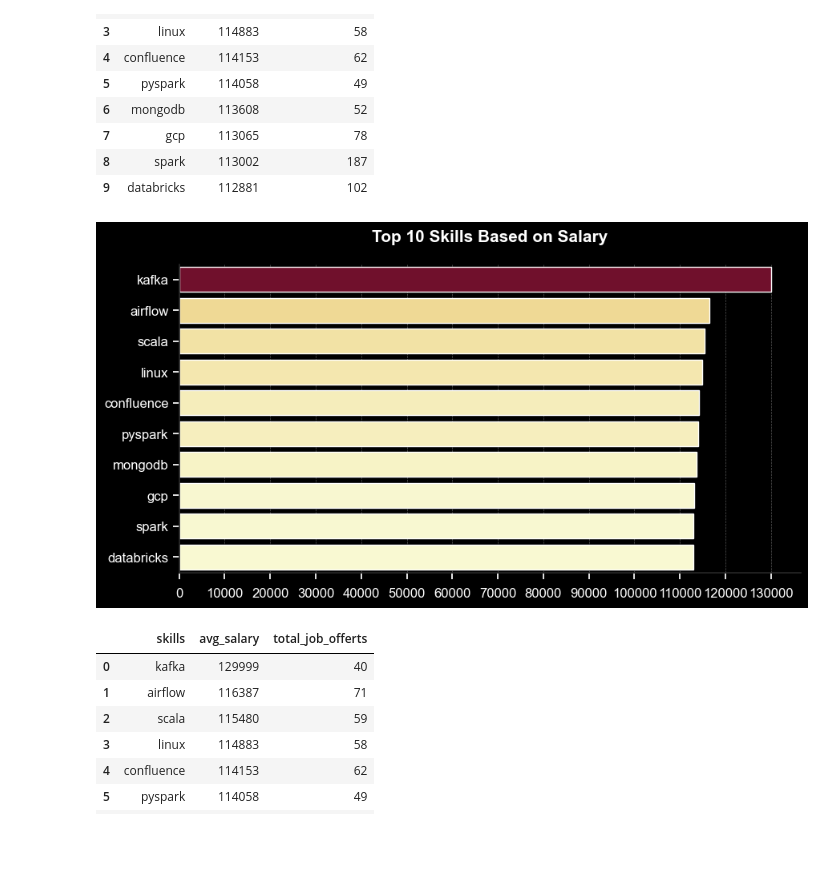
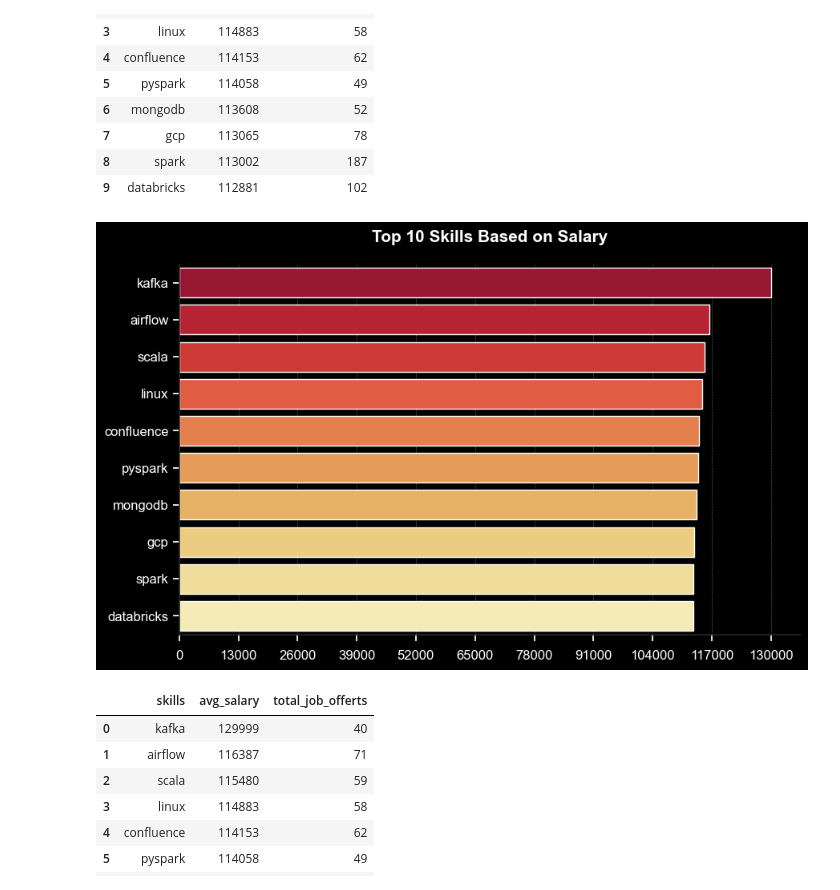
Before and after one commit to TomaszK94/SQL, a Jupyter notebook: Graphs/4_top_skills_based_on_salary.ipynb, the cells around one changed output. Drawn from its saved outputs; the diff is of its cells as text; code cells hidden in the pictures; blank space fills up the shorter version.

```diff
--- a/Graphs/4_top_skills_based_on_salary.ipynb
+++ b/Graphs/4_top_skills_based_on_salary.ipynb
@@ -41,32 +41,34 @@ df_top_10
 | 8 | spark | 113002 | 187 |
 | 9 | databricks | 112881 | 102 |
 # %%
-plt.figure(figsize=(10, 5), facecolor="black")
+plt.figure(figsize=(10, 6), facecolor="black")
+
+palette= sns.color_palette("YlOrRd", n_colors=10)
 
 sns.set_theme(style="ticks")
-sns.barplot(data=df_top_10, x="avg_salary", y="skills", hue="avg_salary", palette="YlOrRd", legend=False)
+sns.barplot(data=df_top_10, x="avg_salary", y="skills", hue="avg_salary", palette=palette, legend=False)
 sns.despine()
 
 ax = plt.gca()  # Pobierz bieżący obiekt osi
 ax.set_facecolor("black")  # Zmiana koloru tła na jasnoszary
 # Ustawienia kolorów osi
 
 
 plt.grid(axis="x", color="gray", linestyle="--", linewidth=0.5, alpha=0.7, zorder=0)
 plt.title("Top 10 Skills Based on Salary", color='white', fontsize=15, fontweight='bold', pad=20)
 plt.ylabel("")
 plt.xlabel("")
 
 ax.tick_params(axis='x', colors='white', labelsize=12)
 ax.tick_params(axis='y', colors='white', labelsize=12)
 ax.xaxis.set_tick_params(pad=8)
 
 max_value = df["avg_salary"].max()
-ax.set_xticks(range(0, max_value + 5000, 10000))
+ax.set_xticks(range(0, max_value + 5000, 13000))
 
 plt.show()
 # %% [output]
-[figure, old version]
+[figure, new version]
 # %%
 df_top_10
 # %% [output]
```
Also changed, not shown: 2 other files.
